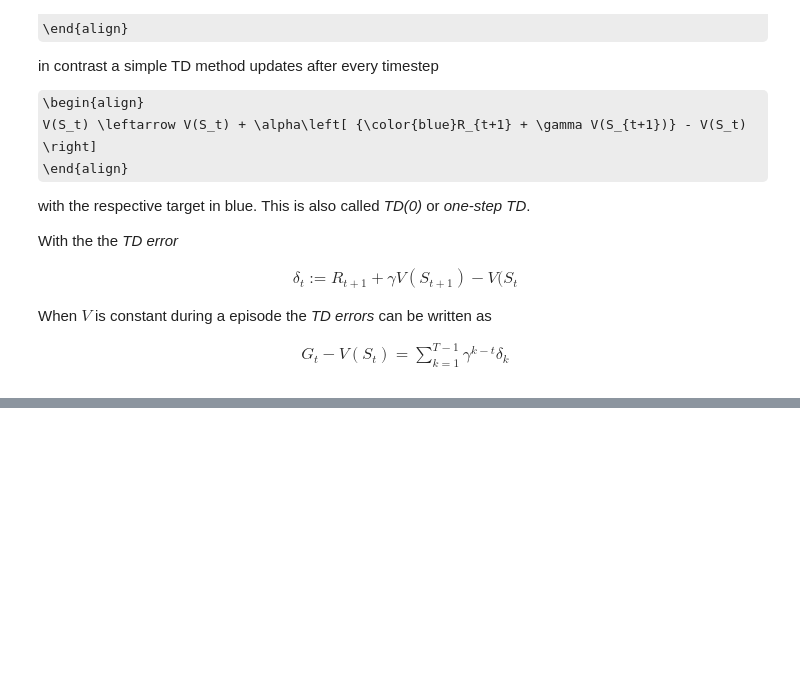
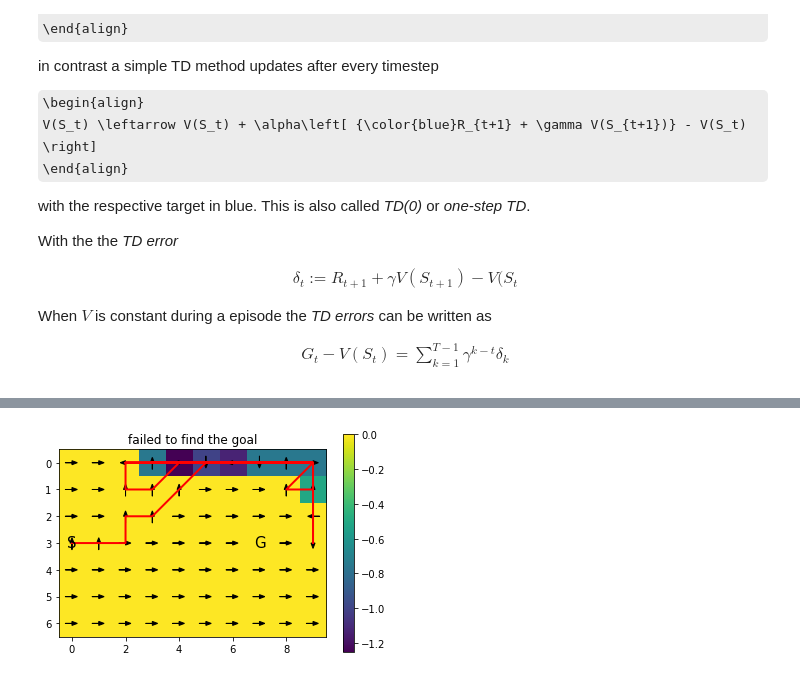
Before and after one commit to lochbrunner/reinforcement_learning, a Jupyter notebook: chapter_6/temporal_difference_learning.ipynb, the cells around one changed output, grey strips where cells are left out. Drawn from its saved outputs; the diff is of its cells as text; code cells hidden in the pictures; some formulas as TeX source; blank space fills up the shorter version.

Commit message:
add sarsa to solve windy grid world

```diff
--- a/chapter_6/temporal_difference_learning.ipynb
+++ b/chapter_6/temporal_difference_learning.ipynb
@@ -178,0 +313,89 @@ random_walk_example()
+# %%
+from gridworld_video import Frame, draw_frame
+from IPython.display import display, Markdown
+
+
+def windy_gridworld():
+    width = 10
+    height = 7
+    start = Position(0, 3)
+    goal = Position(7, 3)
+    wind = [0, 0, 0, -1, -1, -1, -2, -2, -1, 0]
+    env = WindyGridWorld(width=width, height=height,
+                         start=start, goal=goal, wind=wind)
+
+    frames: List[Frame] = []
+    episodes: List = []
+    current_trace = []
+
+    def step_hook(value, location):
+        x = location % width
+        y = location // width
+        marker = Position(x, y)
+        policy = np.argmax(value, axis=1)
+        policy = np.reshape(policy, (height, width))
+        value = np.max(value, axis=1)
+        value = np.reshape(value, (height, width))
+        current_trace.append(marker)
+        frames.append(Frame(data=value, marker=marker,
+                            trace=[*current_trace], policy=policy))
+
+    class TerminationHook:
+        def __init__(self):
+            self.best_route = None
+
+        def __call__(self, success: bool, step_index: int):
+            episodes.append((success, step_index))
+            if self.best_route is None and not success:
+                pass
+            elif success and (self.best_route is None or self.best_route > step_index):
+                if self.best_route is None:
+                    display(
+                        Markdown('During training progress the path gets faster'))
+                self.best_route = step_index
+                pass
+            else:
+                del current_trace[:]
+                return
+
+            frame = frames[-1]
+            if success:
+                frame.trace.append(goal)
+                title = f'Needed {step_index} steps to find goal'
+            else:
+                title = 'failed to find the goal'
+            draw_frame(title=title, frame=frame, start=start,
+                       goal=goal, arrow_map=arrow_map, success=success)
+            del current_trace[:]
+
+    def arrow_map(index: int):
+        action = env.actions[index]
+        return action.x, action.y
+
+    display(Markdown('### Running SARSA on Windy Gridworld\n'
+                     'In the middle a wind blows the actor up.'
+                     'Therefore the actor must reach the windless right edge.\n'
+                     '### Failed approaches during During training'))
+
+    sarsa_on_policy_td0_control(
+        environment=env, epsilon=0.05, step_size=0.5, number_of_episodes=200, step_hook=step_hook, termination_hook=TerminationHook())
+
+    display(Markdown('### Progress from Episode to Episode\n'
+                     'In the begining it fails to find the goal\n'
+                     'Later the paths getting shorter and shorter'))
+
+    successfull_episodes = [(i, steps)
+                            for i, (success, steps) in enumerate(episodes) if success]
+    failed_episodes = [(i, steps)
+                       for i, (success, steps) in enumerate(episodes) if not success]
+    plt.scatter(*zip(*successfull_episodes), color='green', label='success')
+    plt.scatter(*zip(*failed_episodes), color='red', label='failure')
+    plt.xlabel('#episode')
+    plt.ylabel('steps')
+    plt.legend()
+    plt.title('results of each episode')
+    plt.show()
+
+
+windy_gridworld()
+# %% [output]
@@ -178,0 +406 @@ random_walk_example()
+[figure, added]
```
Also changed, not shown: parts of 6 cells of this notebook, 3 other files.
